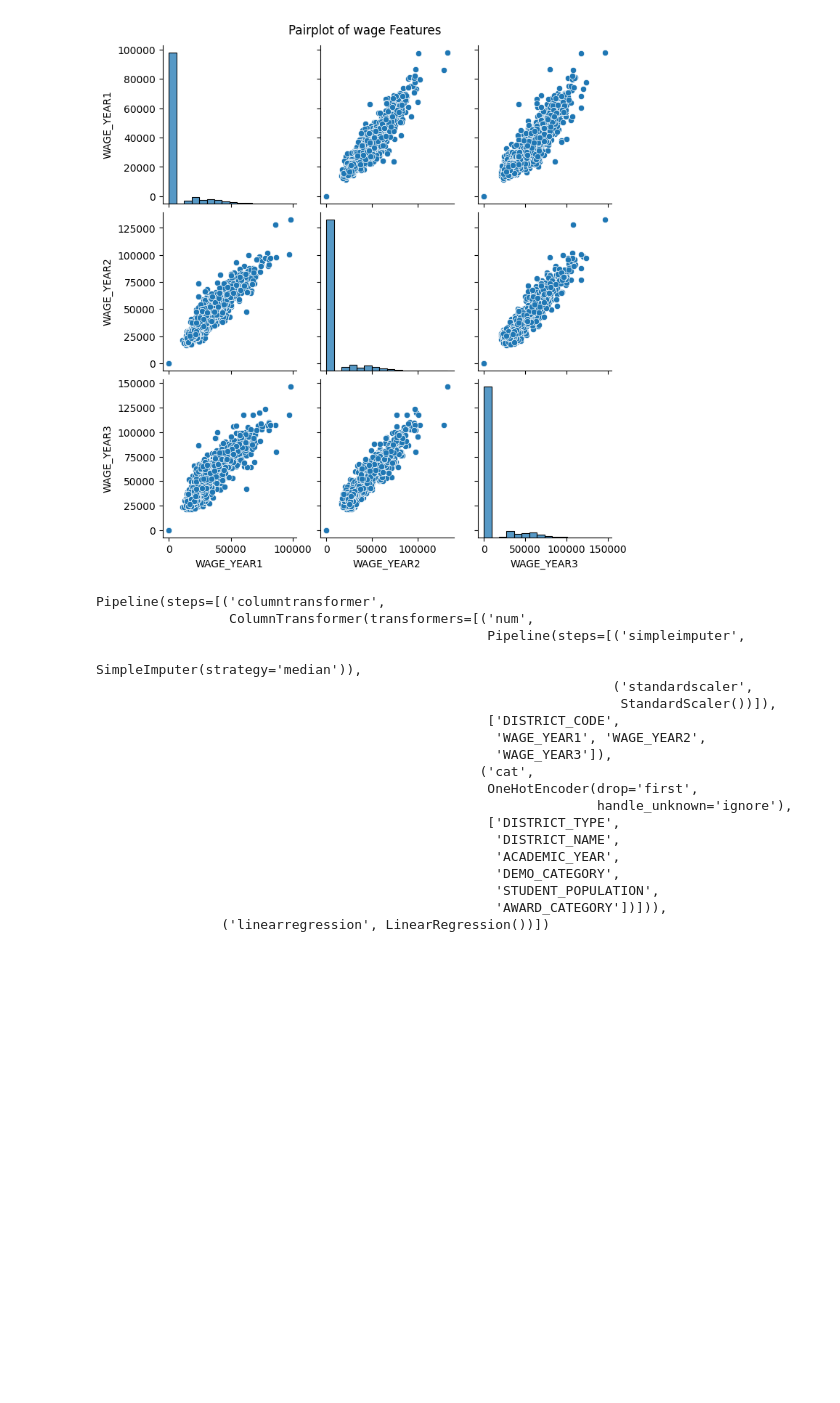
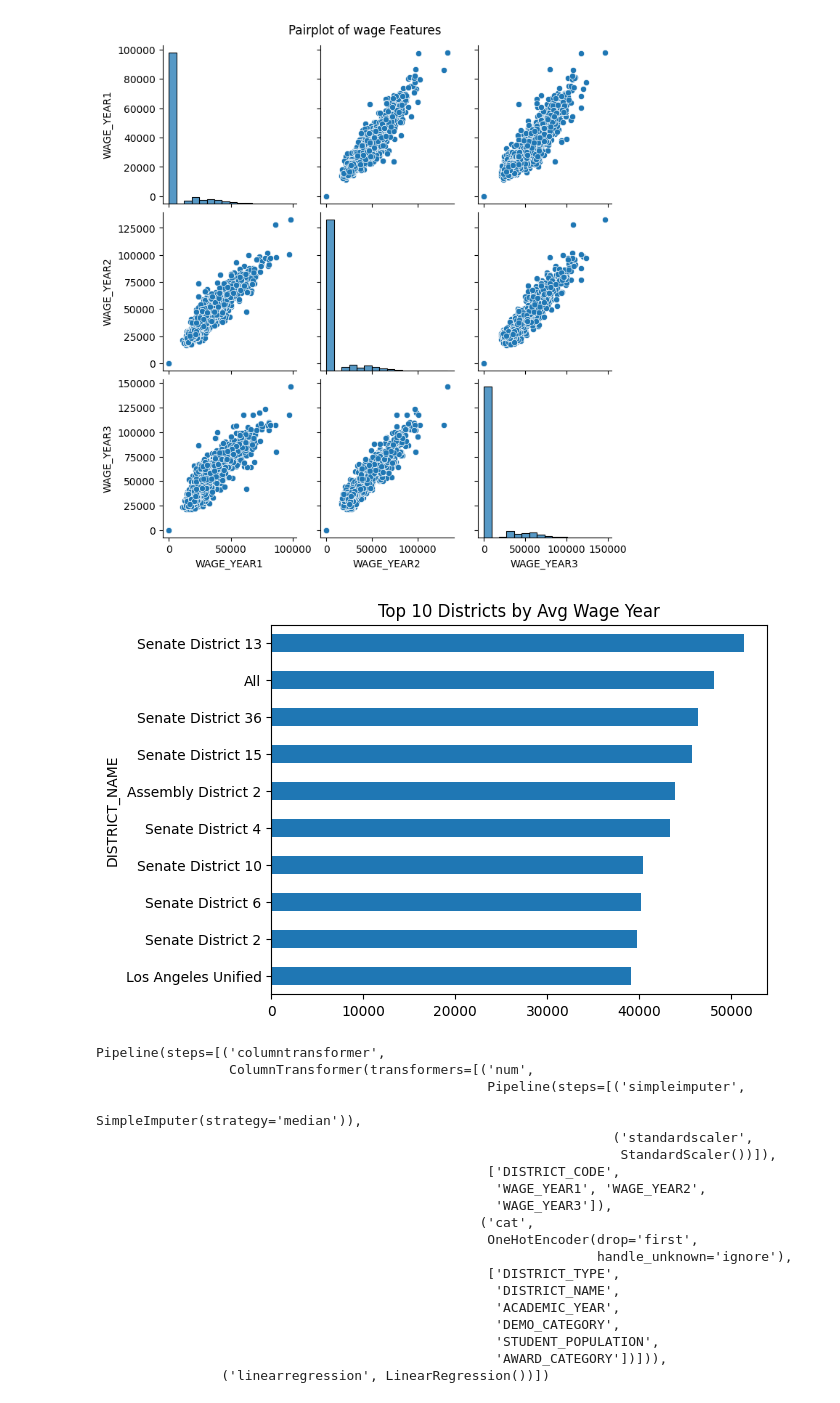
Before and after one commit to USF-AI-Fall-2025/assignment-05-data-challenge-1-ivanTk1, a Jupyter notebook: CS x62 - Assignment 5 - Data Challenge 1.ipynb, the cells around one changed output. Saved outputs shown, nothing was run; the diff lists cells and outputs as text; code cells hidden in the pictures; blank space fills up the shorter version.

```diff
--- a/CS x62 - Assignment 5 - Data Challenge 1.ipynb
+++ b/CS x62 - Assignment 5 - Data Challenge 1.ipynb
@@ -149,6 +151,25 @@ plt.suptitle("Pairplot of wage Features", y=1.02)
 plt.show()
 # %% [output]
 [figure]
+# %%
+categorical_cols = df.select_dtypes(include=["object"]).columns
+numeric_cols = ["WAGE_YEAR1", "WAGE_YEAR2", "WAGE_YEAR3", "WAGE_YEAR4"]
+
+cat_num_relationships = {}
+
+for cat in categorical_cols:
+    for num in numeric_cols:
+        cat_num_relationships[f"{cat} vs {num}"] = (
+            df.groupby(cat)[num].mean().sort_values(ascending=False)
+        )
+
+cat_num_relationships
+cat_num_relationships["DISTRICT_NAME vs WAGE_YEAR3"].head(10).plot(kind="barh")
+plt.title("Top 10 Districts by Avg Wage Year")
+plt.gca().invert_yaxis()
+plt.show()
+# %% [output]
+[figure, added]
 # %%
 #set up feature matrix and target vector
 X = train_data.copy()
```
Also changed, not shown: parts of 5 cells of this notebook.
